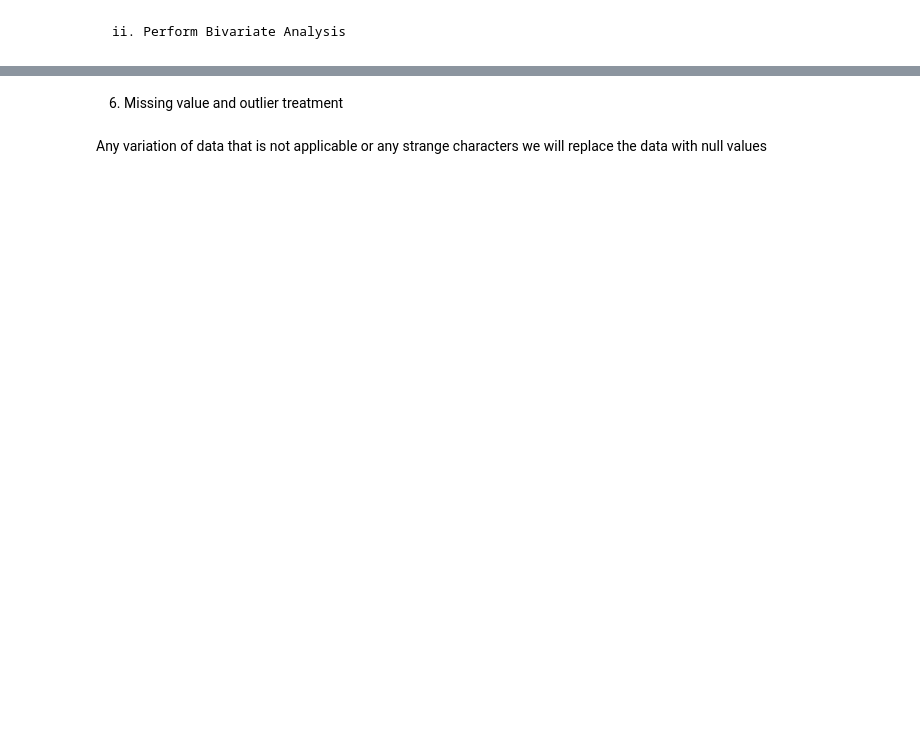
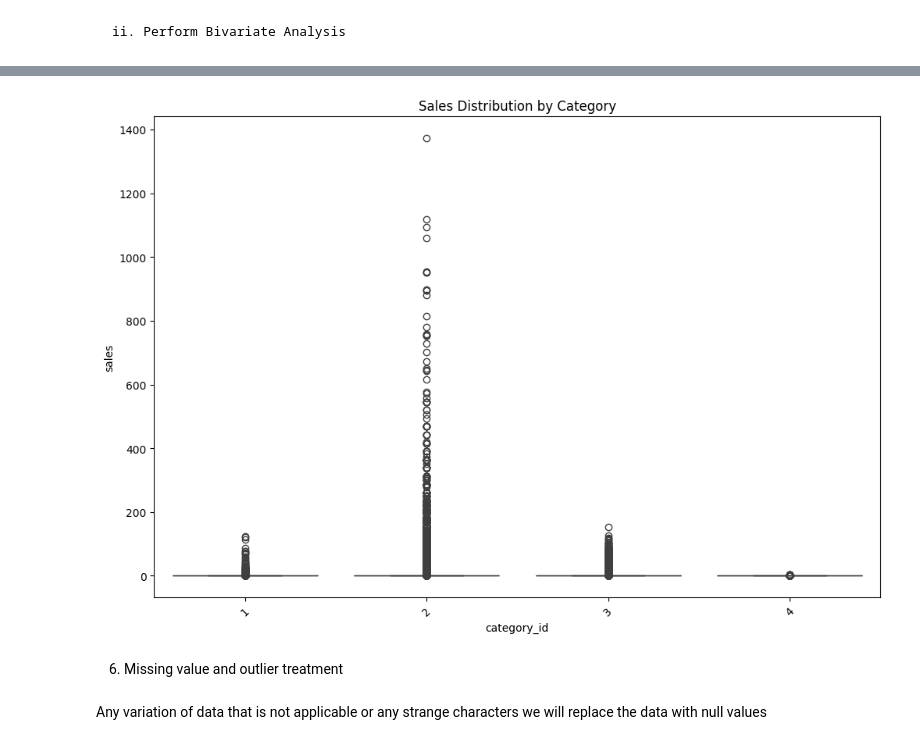
Before and after one commit to Jandre-S/MLG-382-CYO-Project-Project2, a Jupyter notebook: notebooks/modeling.ipynb, the cells around one changed output, grey strips where cells are left out. Cells and saved outputs as stored; diff of their text form; code cells hidden in the pictures; blank space fills up the shorter version.

```diff
--- a/notebooks/modeling.ipynb
+++ b/notebooks/modeling.ipynb
@@ -212,3 +243,12 @@ KeyboardInterrupt:
+# %%
+import seaborn as sns
+plt.figure(figsize=(12, 8))
+sns.boxplot(x='category_id', y='sales', data=df)
+plt.xticks(rotation=45)
+plt.title('Sales Distribution by Category')
+plt.show()
+# %% [output]
+[figure, added]
 # %% [markdown]
 6. Missing value and outlier treatment
 # %% [markdown]
```
Also changed, not shown: parts of 32 cells of this notebook.
